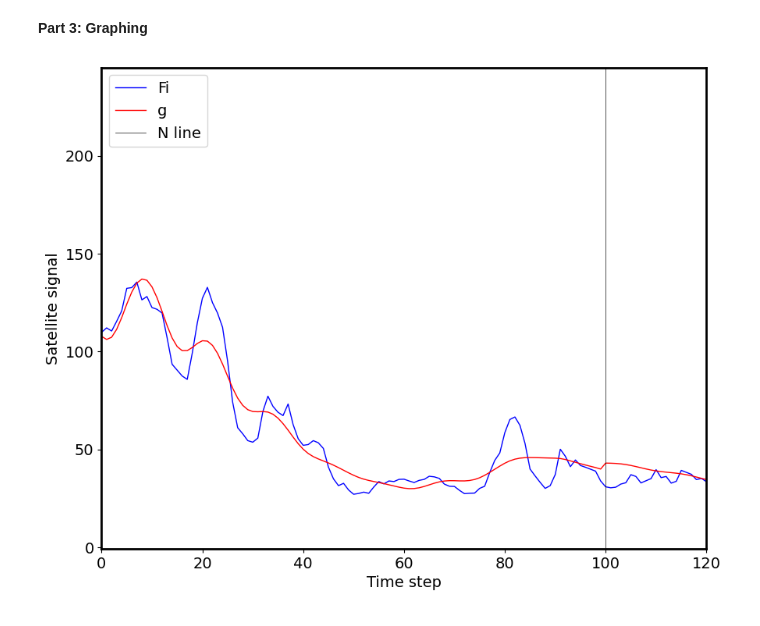
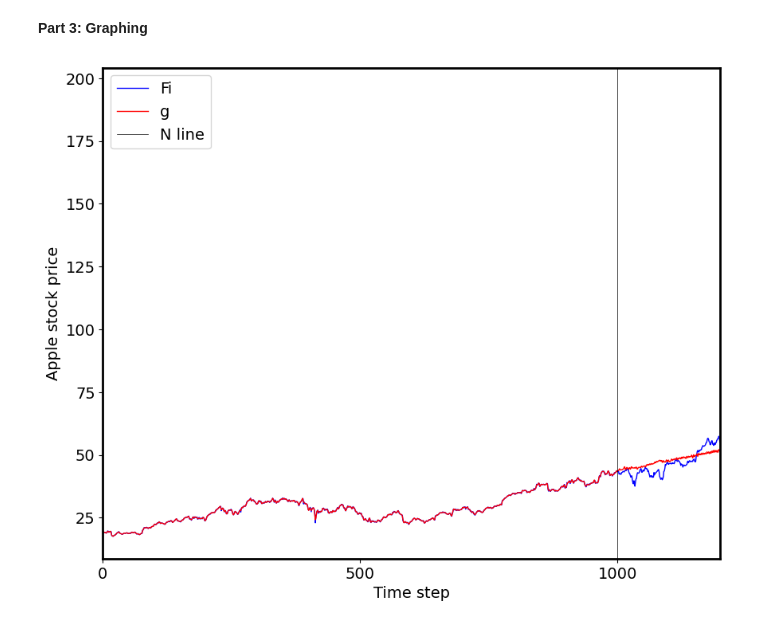
Before and after one commit to Baozzz04/UH_SSA_Forecasting, a Jupyter notebook: main.ipynb, the cells around one changed output. Saved outputs shown, nothing was run; the diff lists cells and outputs as text; code cells hidden in the pictures.

```diff
--- a/main.ipynb
+++ b/main.ipynb
@@ -41,8 +46,8 @@ Fi = data[1][1:]
 # %% [markdown]
 Defining variables
 # %%
-N = 100 # Number of signals to analyse
-L = 50 # 2 < L < N - 1
+# N = 2000 # Number of signals to analyse
+# L = 50 # 2 < L < N - 1
 K = N - L + 1
 X = np.zeros((L, K)) # init X = (L, K)
 # %%
@@ -131,9 +138,9 @@ def Hankelise(X):
 # %% [markdown]
 Visualization of Henkel function matrices
 # %%
-n = min(d, 12)
-for j in range(0,n):
-    plt.subplot(4,4,j+1)
-    title = r"$\tilde{\mathbf{X}}_{" + str(j) + "}$"
-    plot_2d(Hankelise(Xsum[j]), title)
-plt.tight_layout()
+# n = min(d, 12)
+# for j in range(0,n):
+#     plt.subplot(4,4,j+1)
+#     title = r"$\tilde{\mathbf{X}}_{" + str(j) + "}$"
+#     plot_2d(Hankelise(Xsum[j]), title)
+# plt.tight_layout()
@@ -145,7 +150,7 @@ Calculating the matrix stuff
 Pi = U
 PiT = np.transpose(Pi)
 # %%
-r = 3 # r is the linear space dimension, r < d
+# r = 3 # r is the linear space dimension, r < d
 Xmusum = np.zeros((L, K)) # Init Xmusum = sum of Xmu(i)
 for i in range(r):
     Xmusum += np.dot(np.outer(Pi[:, i], PiT[i, :]), X)
@@ -201,9 +206,8 @@ a = np.flipud(R) # Calculate a = matrix fliper of R
 # %% [markdown]
 Calculate g(N + 1) -> g(N + M) using formula in article
 # %%
-M = 30 # Init extra steps we want to forecast
 gpredict = np.zeros(N + M) # Calculate g(i) with i=N+1:N+M
-for i in range(100):
+for i in range(N):
     gpredict[i] = g[i]
 
 for i in range(N, N + M):
@@ -215,16 +219,16 @@ for i in range(N, N + M):
 # %%
 # g is now replaced by gpredict
 # Draw the comparison graphs
 plt.figure()
 plt.plot(Fi, linewidth=1, linestyle='-', color='b', label='Fi') # Draw Fi
 plt.plot(gpredict, linewidth=1, linestyle='-', color='r', label='g') # Draw forecasting line g
 plt.axvline(x=N, linewidth=0.5, linestyle='-', color='k', label='N line') #  y = N
 
 plt.xlabel('Time step') #  Time step
-plt.ylabel('Satellite signal') # Satellite signal
+plt.ylabel('Apple stock price') # Satellite signal
 plt.legend() # Output legend
-plt.xlim([0, N]) # Limit x
-plt.xticks(range(0, N + M, 20)) # Limit y
+plt.xlim([0, N + M]) # Limit x
+plt.xticks(range(0, N + M, 500)) # Limit y
 plt.show() # Show it!
 # %% [output]
-[figure, old version]
+[figure, new version]
```
Also changed, not shown: parts of 7 cells of this notebook, 6 other files.
